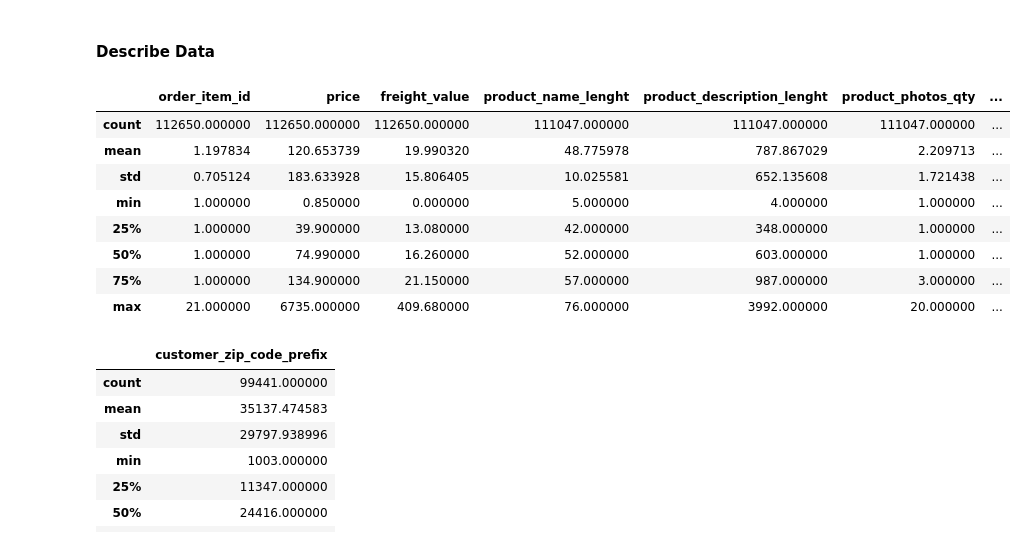
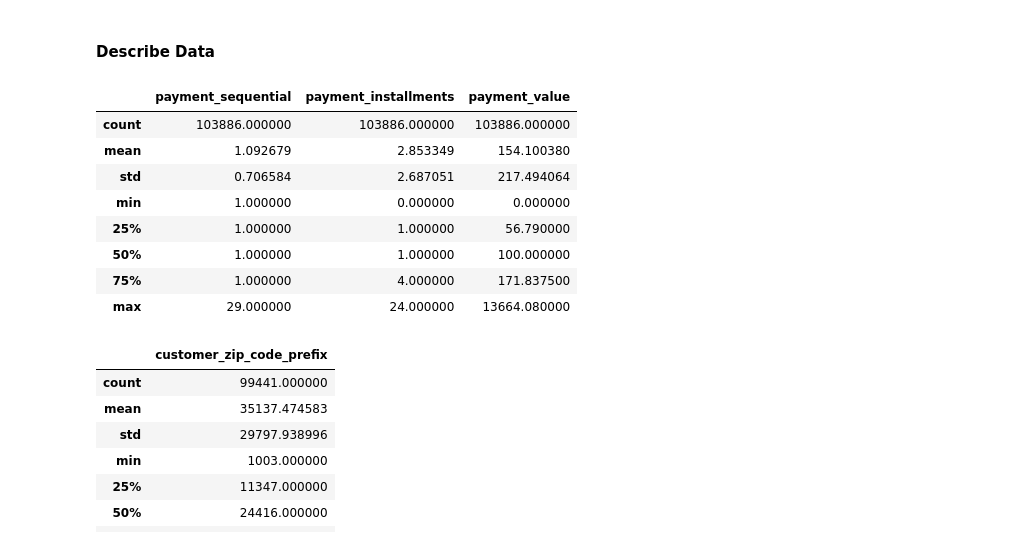
Before and after one commit to AgufSamudra/e-commerce-analysis, a Jupyter notebook: Proyek_Analisis_Data.ipynb, the cells around one changed output. Saved outputs shown, nothing was run; the diff lists cells and outputs as text; code cells hidden in the pictures.

```diff
--- a/Proyek_Analisis_Data.ipynb
+++ b/Proyek_Analisis_Data.ipynb
@@ -189,17 +166,17 @@ Orders:  0
 # %% [markdown]
 #### Describe Data
 # %%
-orders_items_products_df.describe()
+orders_payments_df.describe()
 # %% [output]
-|  | order_item_id | price | freight_value | product_name_lenght | product_description_lenght | product_photos_qty | ... |
-| count | 112650.000000 | 112650.000000 | 112650.000000 | 111047.000000 | 111047.000000 | 111047.000000 | ... |
-| mean | 1.197834 | 120.653739 | 19.990320 | 48.775978 | 787.867029 | 2.209713 | ... |
-| std | 0.705124 | 183.633928 | 15.806405 | 10.025581 | 652.135608 | 1.721438 | ... |
-| min | 1.000000 | 0.850000 | 0.000000 | 5.000000 | 4.000000 | 1.000000 | ... |
-| 25% | 1.000000 | 39.900000 | 13.080000 | 42.000000 | 348.000000 | 1.000000 | ... |
-| 50% | 1.000000 | 74.990000 | 16.260000 | 52.000000 | 603.000000 | 1.000000 | ... |
-| 75% | 1.000000 | 134.900000 | 21.150000 | 57.000000 | 987.000000 | 3.000000 | ... |
-| max | 21.000000 | 6735.000000 | 409.680000 | 76.000000 | 3992.000000 | 20.000000 | ... |
+|  | payment_sequential | payment_installments | payment_value |
+| count | 103886.000000 | 103886.000000 | 103886.000000 |
+| mean | 1.092679 | 2.853349 | 154.100380 |
+| std | 0.706584 | 2.687051 | 217.494064 |
+| min | 1.000000 | 0.000000 | 0.000000 |
+| 25% | 1.000000 | 1.000000 | 56.790000 |
+| 50% | 1.000000 | 1.000000 | 100.000000 |
+| 75% | 1.000000 | 4.000000 | 171.837500 |
+| max | 29.000000 | 24.000000 | 13664.080000 |
 # %%
 orders_with_cutomers_df.describe()
 # %% [output]
```
Also changed, not shown: parts of 30 cells of this notebook.
